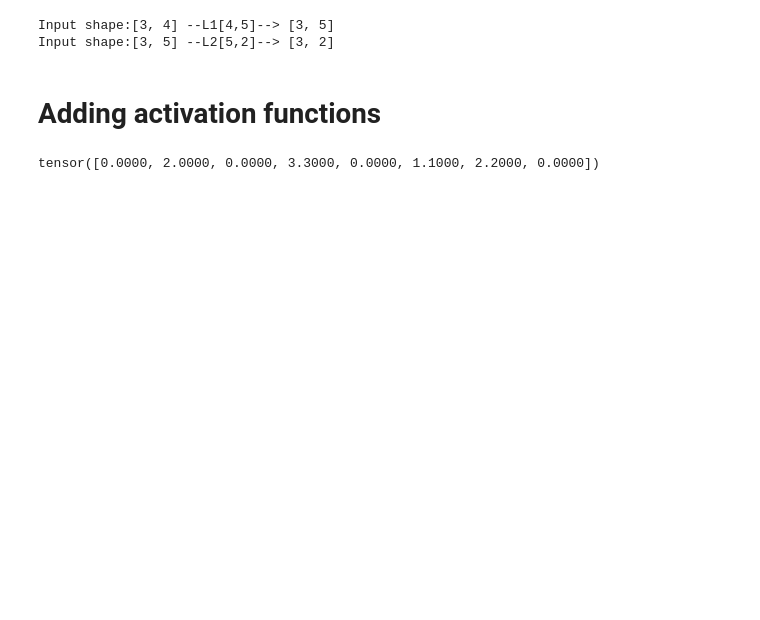
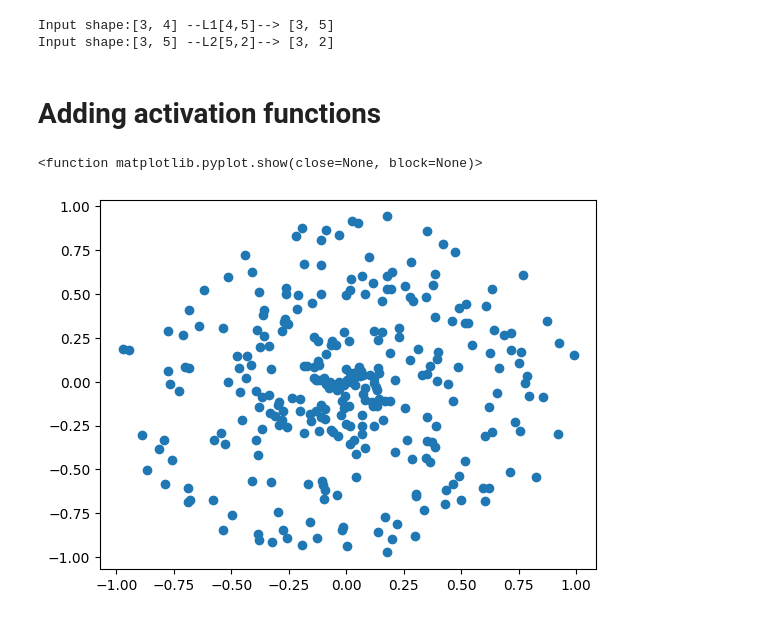
Before and after one commit to ajdjyt/nn-scratch, a Jupyter notebook: main.ipynb, the cells around one changed output. Drawn from its saved outputs; the diff is of its cells as text; code cells hidden in the pictures; blank space fills up the shorter version.

```diff
--- a/main.ipynb
+++ b/main.ipynb
@@ -154,16 +143,16 @@ class Layer_Dense:
         self.output = self.activation(
             torch.matmul(inputs, self.weights) + self.biases
             )
-# %%
-Activation.ReLU(torch.tensor([0,2,-1,3.3,-2.7,1.1,2.2,-100]))
-# %% [output]
-tensor([0.0000, 2.0000, 0.0000, 3.3000, 0.0000, 1.1000, 2.2000, 0.0000])
 # %%
 !pip install -qU nnfs
 from nnfs.datasets import spiral_data
 
 from matplotlib import pyplot as plt
 torch.random.seed()
-X,Y = spiral_data(100,3)
+X,y = spiral_data(100,3)
+X,y = torch.tensor(X, dtype=torch.float32), torch.tensor(y, dtype=torch.float32)
 plt.scatter(X[:,0], X[:,1])
 plt.show
+# %% [output]
+<function matplotlib.pyplot.show(close=None, block=None)>
+[figure, added]
```
Also changed, not shown: parts of 8 cells of this notebook.
